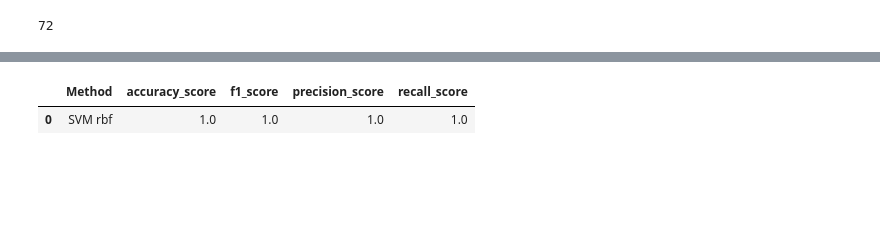
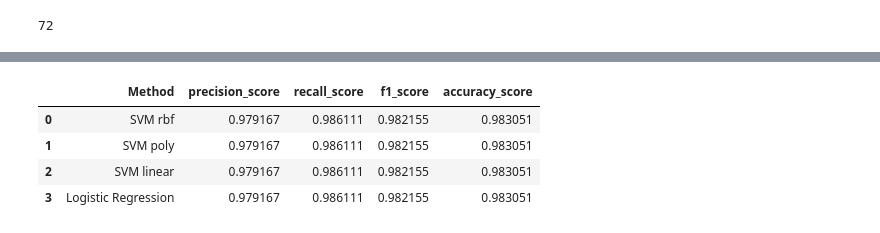
Before and after one commit to karolinawegrzyn/psi2, a Jupyter notebook: Z09_E_Pipeline_GridSearchCV.ipynb, the cells around one changed output, grey strips where cells are left out. Cells and saved outputs as stored; diff of their text form; code cells hidden in the pictures; blank space fills up the shorter version.

```diff
--- a/Z09_E_Pipeline_GridSearchCV.ipynb
+++ b/Z09_E_Pipeline_GridSearchCV.ipynb
@@ -116,0 +165,15 @@ plt.show()
+# %%
+from sklearn.linear_model import LogisticRegression
+
+pipe = Pipeline([('preprocessing', StandardScaler()), ('classifier', LogisticRegression())])
+
+param_grid = {
+            'preprocessing': [StandardScaler(), None],
+            'classifier__C': [1, 1e1, 1e2, 1e3, 1e4, 1e5],
+            'classifier__penalty': ["l1","l2"]
+}
+
+grid_4 = GridSearchCV(pipe, param_grid, cv=kfold, return_train_score=True)
+
+grid_4.fit(X_train, y_train)
+grid_4.best_params_
@@ -117,13 +201,36 @@ plt.show()
+# %%
+from sklearn import  metrics
+
+
+models = []
+models.append(('SVM rbf', grid_1.best_estimator_))
+models.append(('SVM poly', grid_2.best_estimator_))
+models.append(('SVM linear', grid_3.best_estimator_))
+models.append(('Logistic Regression', grid_4.best_estimator_))
+
+
+precision_score = []
+recall_score = []
+f1_score = []
+accuracy_score = []
+for name, model in models:
+    precision_score.append(metrics.precision_score(y_test, model.predict(X_test), average = "macro"))
+    recall_score.append(metrics.recall_score(y_test, model.predict(X_test), average = "macro"))
+    f1_score.append( metrics.f1_score(y_test, model.predict(X_test), average = "macro"))
+    accuracy_score.append(metrics.accuracy_score(y_test, model.predict(X_test)))
 # %%
 import pandas as pd
 d = {'precision_score': precision_score,
      'recall_score': recall_score,
      'f1_score': f1_score,
      'accuracy_score' : accuracy_score
     }
 df = pd.DataFrame(data=d)
-df.insert(loc=0, column='Method', value=['SVM rbf'])
+df.insert(loc=0, column='Method', value=['SVM rbf', 'SVM poly', 'SVM linear', 'Logistic Regression'])
 df
 # %% [output]
-|  | Method | accuracy_score | f1_score | precision_score | recall_score |
-| 0 | SVM rbf | 1.0 | 1.0 | 1.0 | 1.0 |
+|  | Method | precision_score | recall_score | f1_score | accuracy_score |
+| 0 | SVM rbf | 0.979167 | 0.986111 | 0.982155 | 0.983051 |
+| 1 | SVM poly | 0.979167 | 0.986111 | 0.982155 | 0.983051 |
+| 2 | SVM linear | 0.979167 | 0.986111 | 0.982155 | 0.983051 |
+| 3 | Logistic Regression | 0.979167 | 0.986111 | 0.982155 | 0.983051 |
```
Also changed, not shown: parts of 8 cells of this notebook.
